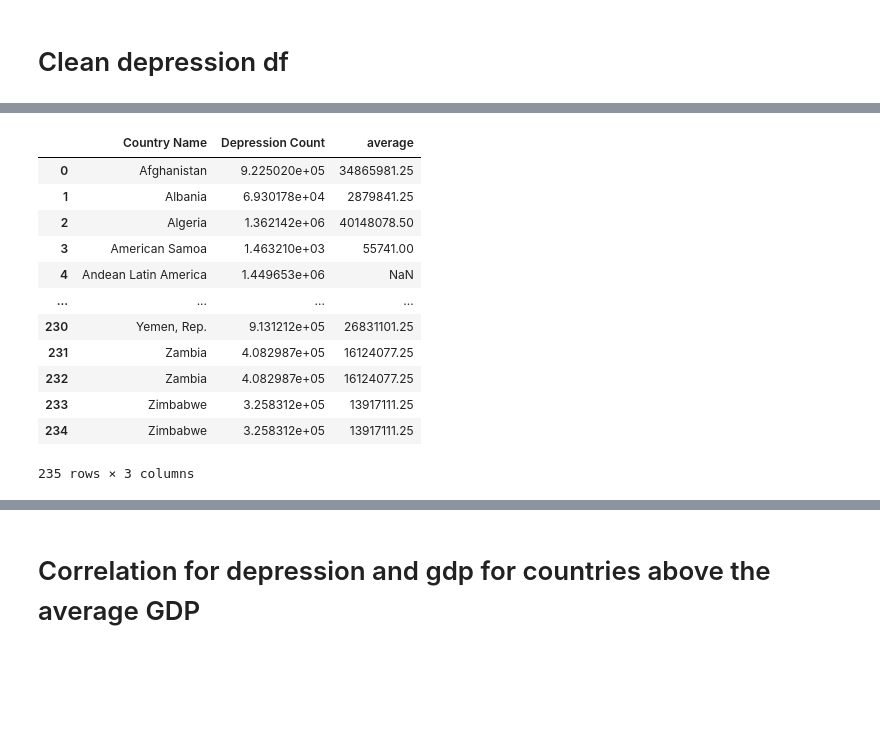
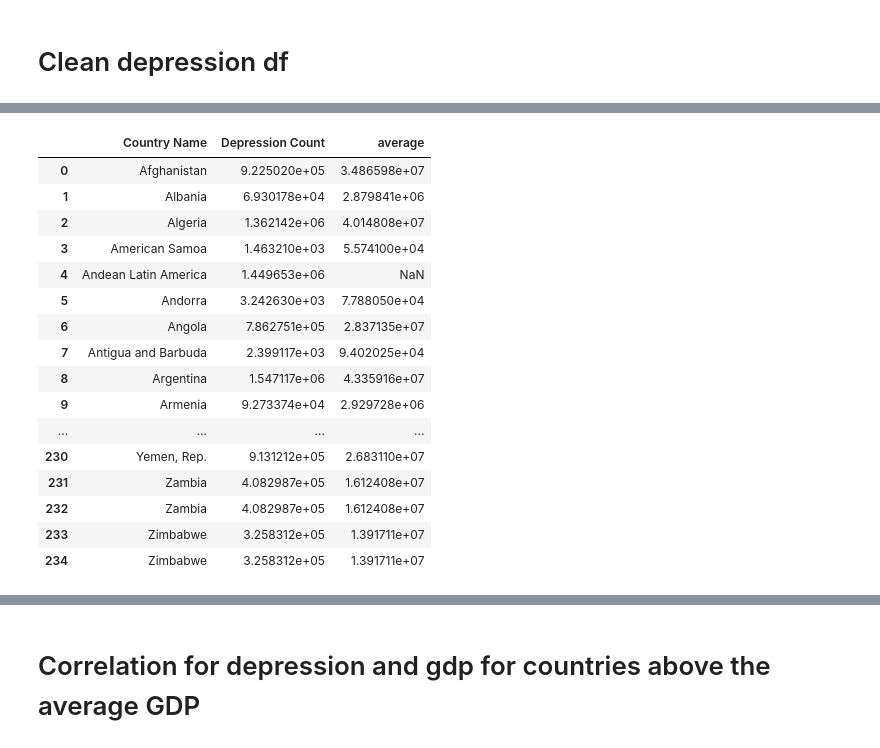
Before and after one commit to Souheil-Yazji/DataSci, a Jupyter notebook: Notebooks/Data Analysis/Correlation_gdp_and_depression.ipynb, the cells around one changed output, grey strips where cells are left out. Cells and saved outputs as stored; diff of their text form; code cells hidden in the pictures; blank space fills up the shorter version.

```diff
--- a/Notebooks/Data Analysis/Correlation_gdp_and_depression.ipynb
+++ b/Notebooks/Data Analysis/Correlation_gdp_and_depression.ipynb
@@ -199,20 +227,24 @@ country_population
 # %%
 #merge table columns
-temp_df = pd.merge(depression_filtered, country_population, right_on=['Country Name'], left_on=['Country Name'], how="left")
-temp_df
+depression_filtered = pd.merge(depression_filtered, country_population, right_on=['Country Name'], left_on=['Country Name'], how="left")
+depression_filtered
 # %% [output]
 |  | Country Name | Depression Count | average |
-| 0 | Afghanistan | 9.225020e+05 | 34865981.25 |
-| 1 | Albania | 6.930178e+04 | 2879841.25 |
-| 2 | Algeria | 1.362142e+06 | 40148078.50 |
-| 3 | American Samoa | 1.463210e+03 | 55741.00 |
+| 0 | Afghanistan | 9.225020e+05 | 3.486598e+07 |
+| 1 | Albania | 6.930178e+04 | 2.879841e+06 |
+| 2 | Algeria | 1.362142e+06 | 4.014808e+07 |
+| 3 | American Samoa | 1.463210e+03 | 5.574100e+04 |
 | 4 | Andean Latin America | 1.449653e+06 | NaN |
+| 5 | Andorra | 3.242630e+03 | 7.788050e+04 |
+| 6 | Angola | 7.862751e+05 | 2.837135e+07 |
+| 7 | Antigua and Barbuda | 2.399117e+03 | 9.402025e+04 |
+| 8 | Argentina | 1.547117e+06 | 4.335916e+07 |
+| 9 | Armenia | 9.273374e+04 | 2.929728e+06 |
 | ... | ... | ... | ... |
-| 230 | Yemen, Rep. | 9.131212e+05 | 26831101.25 |
-| 231 | Zambia | 4.082987e+05 | 16124077.25 |
-| 232 | Zambia | 4.082987e+05 | 16124077.25 |
-| 233 | Zimbabwe | 3.258312e+05 | 13917111.25 |
-| 234 | Zimbabwe | 3.258312e+05 | 13917111.25 |
+| 230 | Yemen, Rep. | 9.131212e+05 | 2.683110e+07 |
+| 231 | Zambia | 4.082987e+05 | 1.612408e+07 |
+| 232 | Zambia | 4.082987e+05 | 1.612408e+07 |
+| 233 | Zimbabwe | 3.258312e+05 | 1.391711e+07 |
+| 234 | Zimbabwe | 3.258312e+05 | 1.391711e+07 |
-235 rows × 3 columns
 # %%
 #divide depression count by average pop
```
Also changed, not shown: parts of 12 cells of this notebook.
